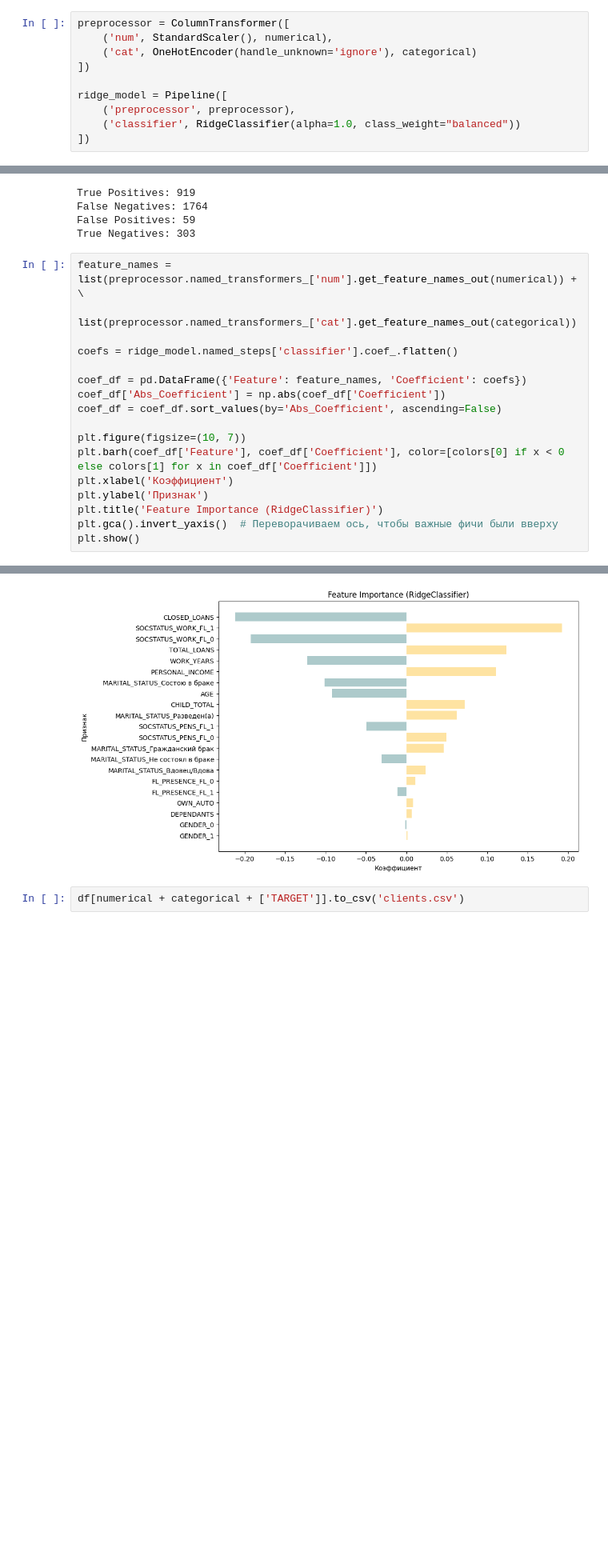
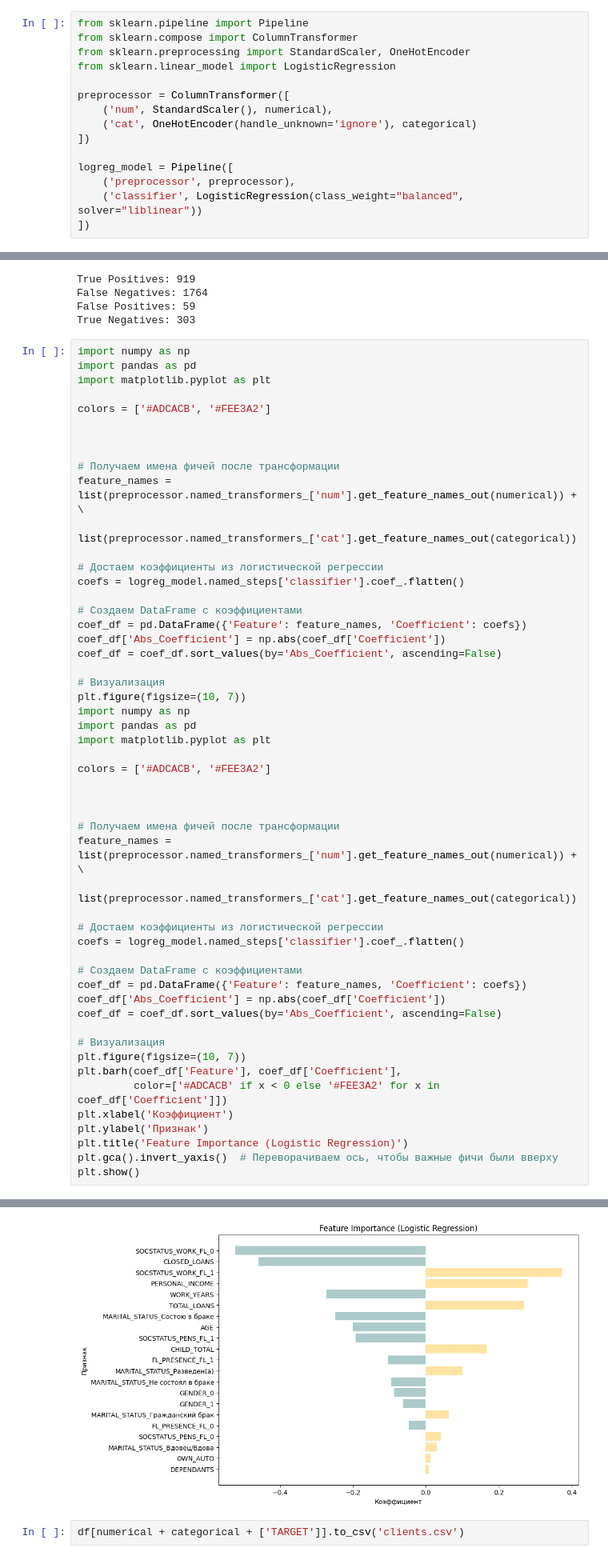
Before and after one commit to magewade/bank-clients-streamlit, a Jupyter notebook: bank_clients.ipynb, the cells around one changed output, grey strips where cells are left out. Shown at 80% size. Drawn from its saved outputs; the diff is of its cells as text; blank space fills up the shorter version.

Commit message:
logreg fix massive

```diff
--- a/bank_clients.ipynb
+++ b/bank_clients.ipynb
@@ -786,13 +786,18 @@ X_train
 # %% [markdown]
 У нас стоит задача максимально точно находить 1 и минимизировать ошибки пропуска (False Negative), даже если это приведёт к ошибкам избыточных предложений (False Positive), поэтому для метрики будем использовать recall
 # %%
+from sklearn.pipeline import Pipeline
+from sklearn.compose import ColumnTransformer
+from sklearn.preprocessing import StandardScaler, OneHotEncoder
+from sklearn.linear_model import LogisticRegression
+
 preprocessor = ColumnTransformer([
     ('num', StandardScaler(), numerical),
     ('cat', OneHotEncoder(handle_unknown='ignore'), categorical)
 ])
 
-ridge_model = Pipeline([
+logreg_model = Pipeline([
     ('preprocessor', preprocessor),
-    ('classifier', RidgeClassifier(alpha=1.0, class_weight="balanced"))
+    ('classifier', LogisticRegression(class_weight="balanced", solver="liblinear"))
 ])
 # %%
@@ -870,20 +873,55 @@ False Negatives: 1764
 False Positives: 59
 True Negatives: 303
 # %%
+import numpy as np
+import pandas as pd
+import matplotlib.pyplot as plt
+
+colors = ['#ADCACB', '#FEE3A2']
+
+
+
+# Получаем имена фичей после трансформации
 feature_names = list(preprocessor.named_transformers_['num'].get_feature_names_out(numerical)) + \
                 list(preprocessor.named_transformers_['cat'].get_feature_names_out(categorical))
 
-coefs = ridge_model.named_steps['classifier'].coef_.flatten()
+# Достаем коэффициенты из логистической регрессии
+coefs = logreg_model.named_steps['classifier'].coef_.flatten()
 
+# Создаем DataFrame с коэффициентами
 coef_df = pd.DataFrame({'Feature': feature_names, 'Coefficient': coefs})
 coef_df['Abs_Coefficient'] = np.abs(coef_df['Coefficient'])
 coef_df = coef_df.sort_values(by='Abs_Coefficient', ascending=False)
 
+# Визуализация
 plt.figure(figsize=(10, 7))
-plt.barh(coef_df['Feature'], coef_df['Coefficient'], color=[colors[0] if x < 0 else colors[1] for x in coef_df['Coefficient']])
+import numpy as np
+import pandas as pd
+import matplotlib.pyplot as plt
+
+colors = ['#ADCACB', '#FEE3A2']
+
+
+
+# Получаем имена фичей после трансформации
+feature_names = list(preprocessor.named_transformers_['num'].get_feature_names_out(numerical)) + \
+                list(preprocessor.named_transformers_['cat'].get_feature_names_out(categorical))
+
+# Достаем коэффициенты из логистической регрессии
+coefs = logreg_model.named_steps['classifier'].coef_.flatten()
+
+# Создаем DataFrame с коэффициентами
+coef_df = pd.DataFrame({'Feature': feature_names, 'Coefficient': coefs})
+coef_df['Abs_Coefficient'] = np.abs(coef_df['Coefficient'])
+coef_df = coef_df.sort_values(by='Abs_Coefficient', ascending=False)
+
+# Визуализация
+plt.figure(figsize=(10, 7))
+plt.barh(coef_df['Feature'], coef_df['Coefficient'],
+         color=['#ADCACB' if x < 0 else '#FEE3A2' for x in coef_df['Coefficient']])
 plt.xlabel('Коэффициент')
 plt.ylabel('Признак')
-plt.title('Feature Importance (RidgeClassifier)')
+plt.title('Feature Importance (Logistic Regression)')
 plt.gca().invert_yaxis()  # Переворачиваем ось, чтобы важные фичи были вверху
 plt.show()
 # %% [output]
@@ -890,4 +929,4 @@ plt.show()
-[figure, old version]
+[figure, new version]
 # %%
 df[numerical + categorical + ['TARGET']].to_csv('clients.csv')
 # %% [markdown]
```
Also changed, not shown: parts of 2 cells of this notebook, 9 other files.
